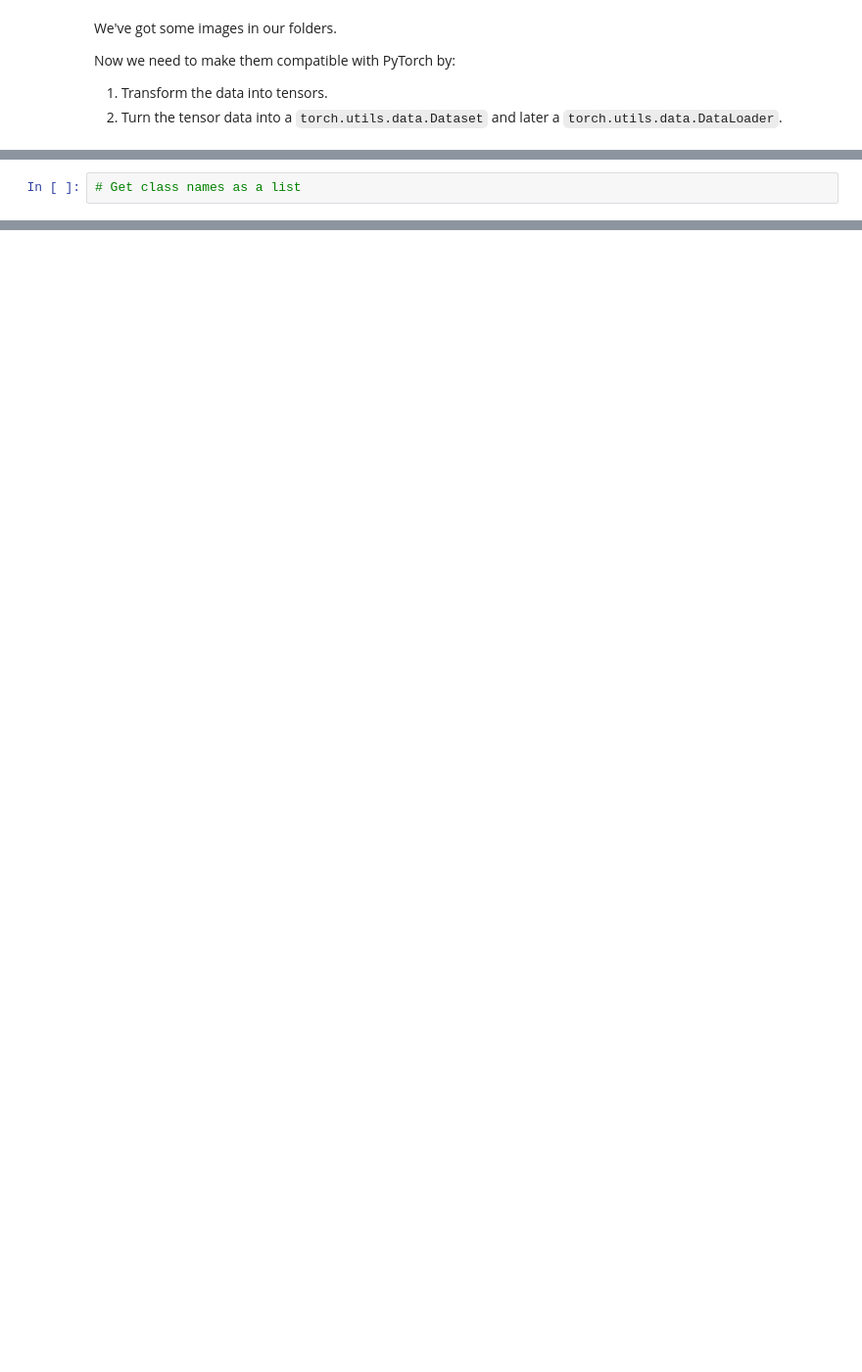
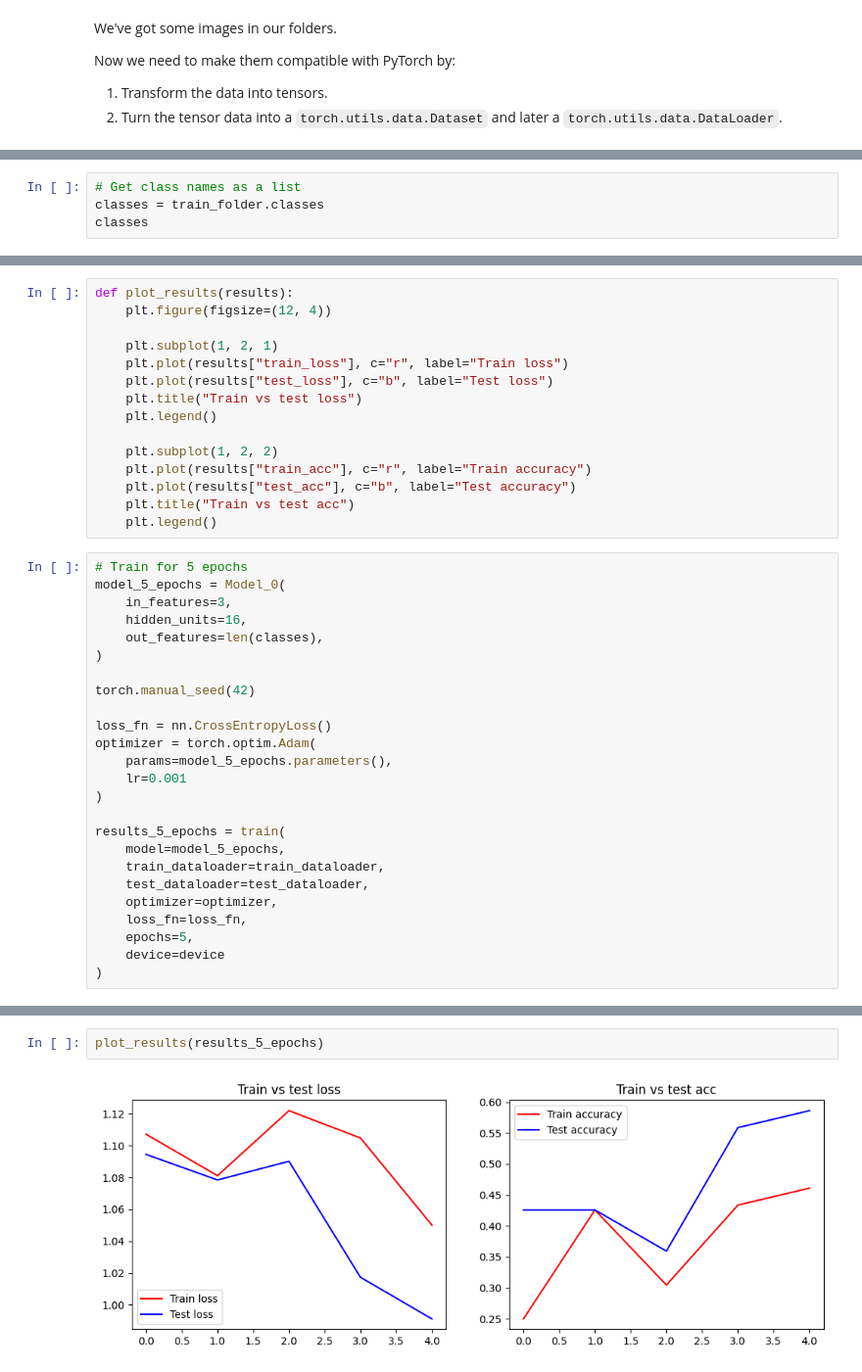
Before and after one commit to mchojna/pytorch-course, a Jupyter notebook: 04_pytorch_datasets_exercises.ipynb, the cells around one changed output, grey strips where cells are left out. Shown at 98% size. Saved outputs shown, nothing was run; the diff lists cells and outputs as text; blank space fills up the shorter version.

```diff
--- a/04_pytorch_datasets_exercises.ipynb
+++ b/04_pytorch_datasets_exercises.ipynb
@@ -211,2 +247,4 @@ Now we need to make them compatible with PyTorch by:
 # %%
 # Get class names as a list
+classes = train_folder.classes
+classes
@@ -220,0 +591,40 @@ Now we need to make them compatible with PyTorch by:
+# %%
+def plot_results(results):
+    plt.figure(figsize=(12, 4))
+
+    plt.subplot(1, 2, 1)
+    plt.plot(results["train_loss"], c="r", label="Train loss")
+    plt.plot(results["test_loss"], c="b", label="Test loss")
+    plt.title("Train vs test loss")
+    plt.legend()
+
+    plt.subplot(1, 2, 2)
+    plt.plot(results["train_acc"], c="r", label="Train accuracy")
+    plt.plot(results["test_acc"], c="b", label="Test accuracy")
+    plt.title("Train vs test acc")
+    plt.legend()
+# %%
+# Train for 5 epochs
+model_5_epochs = Model_0(
+    in_features=3,
+    hidden_units=16,
+    out_features=len(classes),
+)
+
+torch.manual_seed(42)
+
+loss_fn = nn.CrossEntropyLoss()
+optimizer = torch.optim.Adam(
+    params=model_5_epochs.parameters(),
+    lr=0.001
+)
+
+results_5_epochs = train(
+    model=model_5_epochs,
+    train_dataloader=train_dataloader,
+    test_dataloader=test_dataloader,
+    optimizer=optimizer,
+    loss_fn=loss_fn,
+    epochs=5,
+    device=device
+)
@@ -220,0 +637,4 @@ Now we need to make them compatible with PyTorch by:
+# %%
+plot_results(results_5_epochs)
+# %% [output]
+[figure, added]
```
Also changed, not shown: parts of 33 cells of this notebook.
